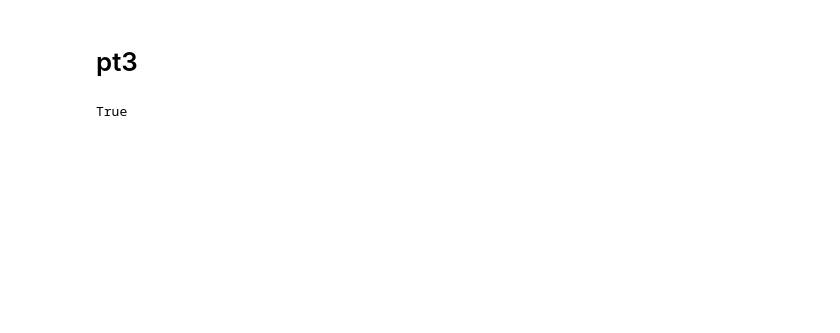
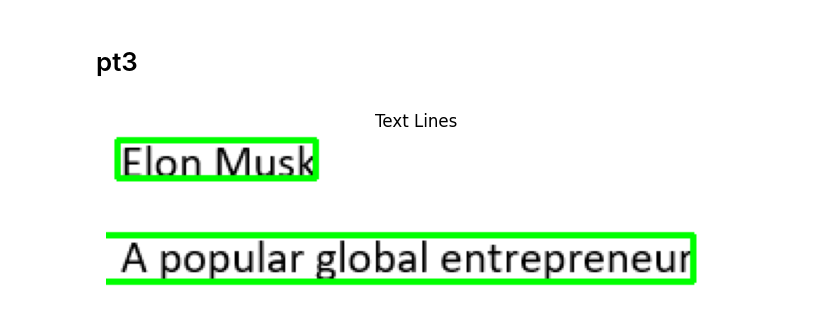
Before and after one commit to goldenchest19/labs, a Jupyter notebook: lab5.ipynb, the cells around one changed output. Saved outputs shown, nothing was run; the diff lists cells and outputs as text; code cells hidden in the pictures; blank space fills up the shorter version.

```diff
--- a/lab5.ipynb
+++ b/lab5.ipynb
@@ -29 +16,26 @@ def sravnenie(img1, img2):
+# %%
+def snow_image(img):
+    plt.figure(figsize=(8, 8))  # Опционально: задаём размер окна
+    plt.imshow(img, cmap='gray')  # cmap='gray' для отображения в градациях серого
+    plt.axis('off')  # Убираем оси для более чистого отображения
+    plt.show()  # Отображаем изображение
+
+def snow_image(title, img):
+    plt.figure(figsize=(8, 8))  # Опционально: задаём размер окна
+    plt.imshow(img, cmap='gray')  # cmap='gray' для отображения в градациях серого
+    plt.title(title)  # Устанавливаем заголовок
+    plt.axis('off')  # Убираем оси для более чистого отображения
+    plt.show()  # Отображаем изображение
+
+
+def sravnenie(img1, img2):
+    combined_image = np.hstack((img1, img2))
+    # cv.imshow('img', combined_image) # выводим итоговое изображение в окно
+
+    # cv.waitKey()
+    # cv.destroyAllWindows()
+
+    plt.imshow(combined_image, cmap='gray')
+    plt.axis('off')
+    plt.show()
 # %%
@@ -77,12 +106,6 @@ sravnenie(img, blackhat)
 # %%
 img = cv.imread('resources/lab5/src.png', cv.IMREAD_GRAYSCALE)
 assert img is not None, "file could not be read, check with os.path.exists()"
-# %%
-def snow_image(title, img):
-    cv.imshow(title, img) # выводим итоговое изображение в окно
-
-    cv.waitKey()
-    cv.destroyAllWindows()
 # %%
 # Transform source image to gray if it is not already
 if len(img.shape) != 2:
@@ -183,36 +219,32 @@ if image is None:
 gray = cv2.cvtColor(image, cv2.COLOR_BGR2GRAY)
 blur = cv2.GaussianBlur(gray, (3, 3), 0)
 bw = cv2.threshold(blur, 0, 255, cv2.THRESH_BINARY_INV + cv2.THRESH_OTSU)[1]
 
 # selected a kernel with more width so that we want to connect lines
 kernel_size = (15, 1)
 kernel = cv2.getStructuringElement(cv2.MORPH_RECT, kernel_size)
 
 # Step 3: Perform the closing operation: Dilate and then close
 bw_closed = cv2.morphologyEx(bw, cv2.MORPH_CLOSE, kernel)
 
 # Find contours for each text line
 contours, _ = cv2.findContours(bw_closed, cv2.RETR_EXTERNAL, cv2.CHAIN_APPROX_SIMPLE)
 
 # Filter contours to select those whose width is at least 3 times its height
 filtered_contours = [cnt for cnt in contours if (cv2.boundingRect(cnt)[2] / cv2.boundingRect(cnt)[3])>=3.0]
 
 # Sort contours based on y-coordinate
 sorted_contours = sorted(filtered_contours, key=lambda contour: cv2.boundingRect(contour)[1])
 
 padding=3
 for contour in sorted_contours:
     x, y, w, h = cv2.boundingRect(contour)
     x, y, w, h = (x-padding, y-padding, w+padding, h+padding)
     cv2.rectangle(image, (x, y), (x + w, y + h), (0, 255, 0), 2)
     # Recognize each line. Crop the image for each line and pass to OCR engine.
     line_image = image[y:y + h, x:x+w]
 
-#     print(line_text)
 
-cv2.imshow('Text Lines', image)
-cv2.waitKey(0)
-cv2.destroyAllWindows()
-cv2.imwrite('resources/lab5/opencv_detect_text_lines.jpg',image)
+snow_image('Text Lines', image)
 # %% [output]
-True
+[figure, added]
```
Also changed, not shown: parts of 14 cells of this notebook, 3 other files.
